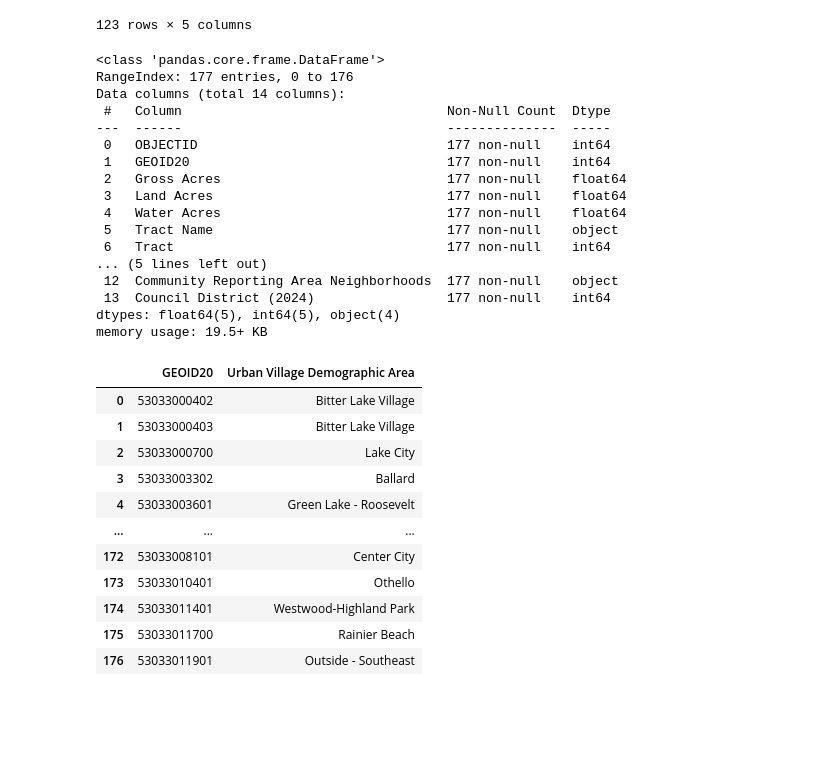
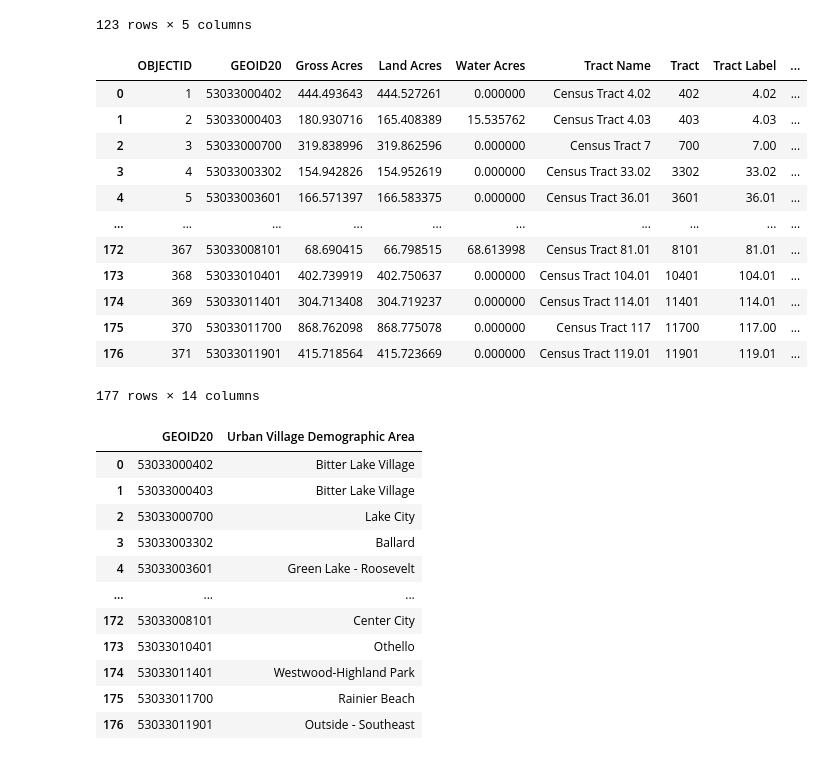
Before and after one commit to nemdim/Capstone-Project-Group-1, a Jupyter notebook: crime.ipynb, the cells around one changed output. Drawn from its saved outputs; the diff is of its cells as text; code cells hidden in the pictures; blank space fills up the shorter version.

```diff
--- a/crime.ipynb
+++ b/crime.ipynb
@@ -475,25 +512,21 @@ pd.read_csv('data/Unemployment_Rate_Chart.csv')
 # %%
 census = pd.read_csv('data/2020_Census_Tracts_Seattle_-7486928068189135549.csv')
 # %%
-census.info()
+census
 # %% [output]
+|  | OBJECTID | GEOID20 | Gross Acres | Land Acres | Water Acres | Tract Name | Tract | Tract Label | ... |
+| 0 | 1 | 53033000402 | 444.493643 | 444.527261 | 0.000000 | Census Tract 4.02 | 402 | 4.02 | ... |
+| 1 | 2 | 53033000403 | 180.930716 | 165.408389 | 15.535762 | Census Tract 4.03 | 403 | 4.03 | ... |
+| 2 | 3 | 53033000700 | 319.838996 | 319.862596 | 0.000000 | Census Tract 7 | 700 | 7.00 | ... |
+| 3 | 4 | 53033003302 | 154.942826 | 154.952619 | 0.000000 | Census Tract 33.02 | 3302 | 33.02 | ... |
+| 4 | 5 | 53033003601 | 166.571397 | 166.583375 | 0.000000 | Census Tract 36.01 | 3601 | 36.01 | ... |
+| ... | ... | ... | ... | ... | ... | ... | ... | ... | ... |
+| 172 | 367 | 53033008101 | 68.690415 | 66.798515 | 68.613998 | Census Tract 81.01 | 8101 | 81.01 | ... |
+| 173 | 368 | 53033010401 | 402.739919 | 402.750637 | 0.000000 | Census Tract 104.01 | 10401 | 104.01 | ... |
+| 174 | 369 | 53033011401 | 304.713408 | 304.719237 | 0.000000 | Census Tract 114.01 | 11401 | 114.01 | ... |
+| 175 | 370 | 53033011700 | 868.762098 | 868.775078 | 0.000000 | Census Tract 117 | 11700 | 117.00 | ... |
+| 176 | 371 | 53033011901 | 415.718564 | 415.723669 | 0.000000 | Census Tract 119.01 | 11901 | 119.01 | ... |
-<class 'pandas.core.frame.DataFrame'>
-RangeIndex: 177 entries, 0 to 176
-Data columns (total 14 columns):
- #   Column                                  Non-Null Count  Dtype
----  ------                                  --------------  -----
- 0   OBJECTID                                177 non-null    int64
- 1   GEOID20                                 177 non-null    int64
- 2   Gross Acres                             177 non-null    float64
- 3   Land Acres                              177 non-null    float64
- 4   Water Acres                             177 non-null    float64
- 5   Tract Name                              177 non-null    object
- 6   Tract                                   177 non-null    int64
-... (5 lines left out)
- 12  Community Reporting Area Neighborhoods  177 non-null    object
- 13  Council District (2024)                 177 non-null    int64
-dtypes: float64(5), int64(5), object(4)
-memory usage: 19.5+ KB
+177 rows × 14 columns
 # %%
 GEOID_name = census[['GEOID20','Urban Village Demographic Area']]
 GEOID_name
```
Also changed, not shown: parts of 9 cells of this notebook.
